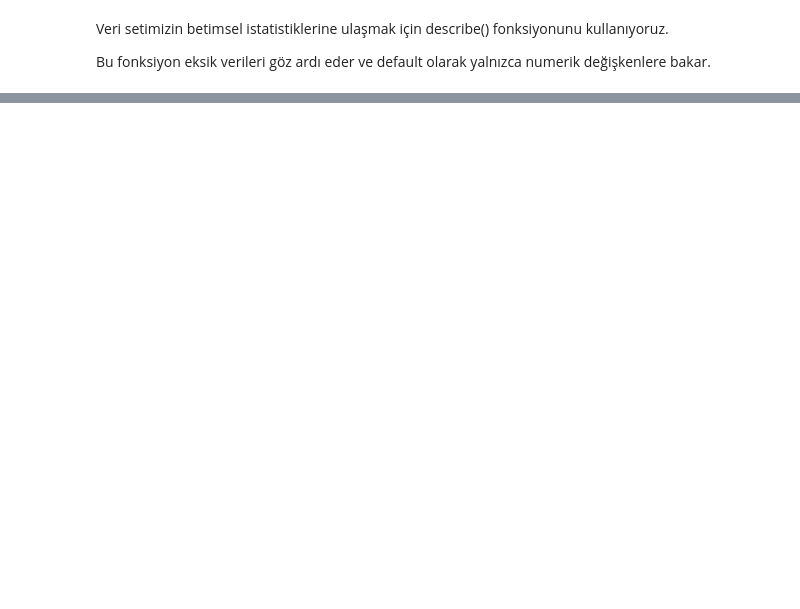
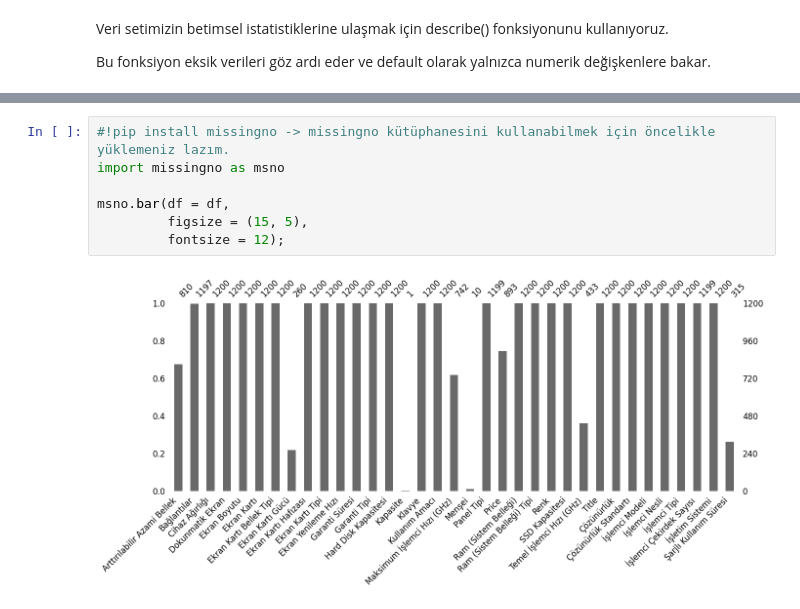
Before and after one commit to ikriyusuf/Laptop-Price-Prediction, a Jupyter notebook: data_manipulation.ipynb, the cells around one changed output, grey strips where cells are left out. Saved outputs shown, nothing was run; the diff lists cells and outputs as text; blank space fills up the shorter version.

```diff
--- a/data_manipulation.ipynb
+++ b/data_manipulation.ipynb
@@ -78,0 +281,9 @@ df.describe().T # -> .T eklentisi elde edeceğimiz çıktıyı transpose eder.
+# %%
+#!pip install missingno -> missingno kütüphanesini kullanabilmek için öncelikle yüklemeniz lazım.
+import missingno as msno
+
+msno.bar(df = df,
+         figsize = (15, 5),
+         fontsize = 12);
+# %% [output]
+[figure, added]
```
Also changed, not shown: parts of 32 cells of this notebook, 1 other file.
